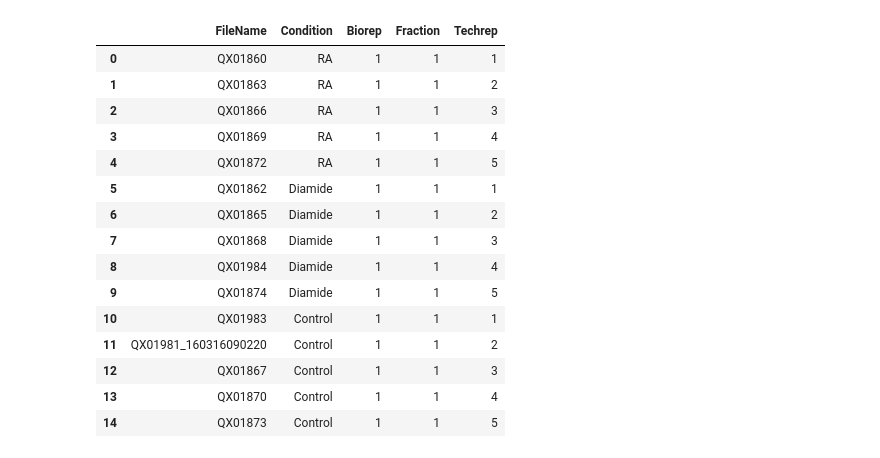
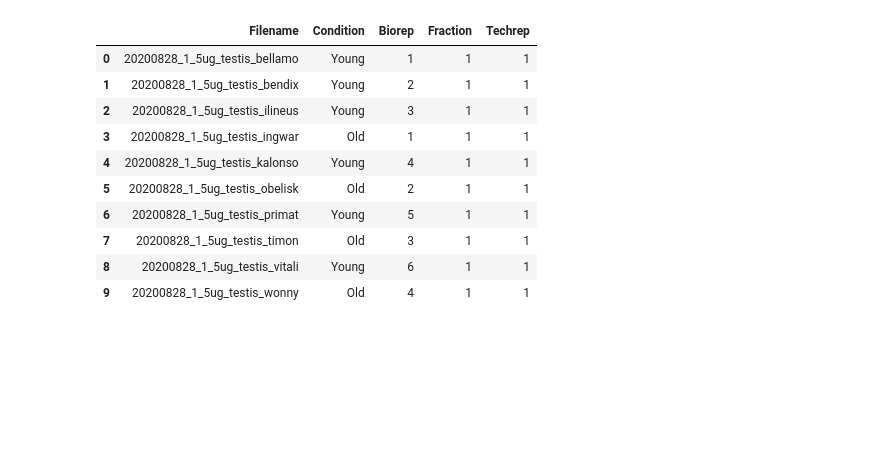
Before and after one commit to rodvrees/Master_Thesis, a Jupyter notebook: csv_to_tsv.ipynb, the cells around one changed output. Drawn from its saved outputs; the diff is of its cells as text; code cells hidden in the pictures; blank space fills up the shorter version.

```diff
--- a/csv_to_tsv.ipynb
+++ b/csv_to_tsv.ipynb
@@ -1,24 +1,19 @@
 # %%
 import pandas as pd
 # %%
-csv = pd.read_csv("/home/robbe/ionbot/PXD014381/mzml_files2/ExperimentalDesign.csv", sep=";")
+csv = pd.read_csv("/home/robbe/ionbot/ionbot_0.9.5/PXD024844/quant/ExperimentalDesign.csv", sep=";")
 csv
 # %% [output]
-|  | FileName | Condition | Biorep | Fraction | Techrep |
-| 0 | QX01860 | RA | 1 | 1 | 1 |
-| 1 | QX01863 | RA | 1 | 1 | 2 |
-| 2 | QX01866 | RA | 1 | 1 | 3 |
-| 3 | QX01869 | RA | 1 | 1 | 4 |
-| 4 | QX01872 | RA | 1 | 1 | 5 |
-| 5 | QX01862 | Diamide | 1 | 1 | 1 |
-| 6 | QX01865 | Diamide | 1 | 1 | 2 |
-| 7 | QX01868 | Diamide | 1 | 1 | 3 |
-| 8 | QX01984 | Diamide | 1 | 1 | 4 |
-| 9 | QX01874 | Diamide | 1 | 1 | 5 |
-| 10 | QX01983 | Control | 1 | 1 | 1 |
-| 11 | QX01981_160316090220 | Control | 1 | 1 | 2 |
-| 12 | QX01867 | Control | 1 | 1 | 3 |
-| 13 | QX01870 | Control | 1 | 1 | 4 |
-| 14 | QX01873 | Control | 1 | 1 | 5 |
+|  | Filename | Condition | Biorep | Fraction | Techrep |
+| 0 | 20200828_1_5ug_testis_bellamo | Young | 1 | 1 | 1 |
+| 1 | 20200828_1_5ug_testis_bendix | Young | 2 | 1 | 1 |
+| 2 | 20200828_1_5ug_testis_ilineus | Young | 3 | 1 | 1 |
+| 3 | 20200828_1_5ug_testis_ingwar | Old | 1 | 1 | 1 |
+| 4 | 20200828_1_5ug_testis_kalonso | Young | 4 | 1 | 1 |
+| 5 | 20200828_1_5ug_testis_obelisk | Old | 2 | 1 | 1 |
+| 6 | 20200828_1_5ug_testis_primat | Young | 5 | 1 | 1 |
+| 7 | 20200828_1_5ug_testis_timon | Old | 3 | 1 | 1 |
+| 8 | 20200828_1_5ug_testis_vitali | Young | 6 | 1 | 1 |
+| 9 | 20200828_1_5ug_testis_wonny | Old | 4 | 1 | 1 |
 # %%
 csv.to_csv("ExperimentalDesign.tsv", sep="\t")
```
Also changed, not shown: 14 other files.
